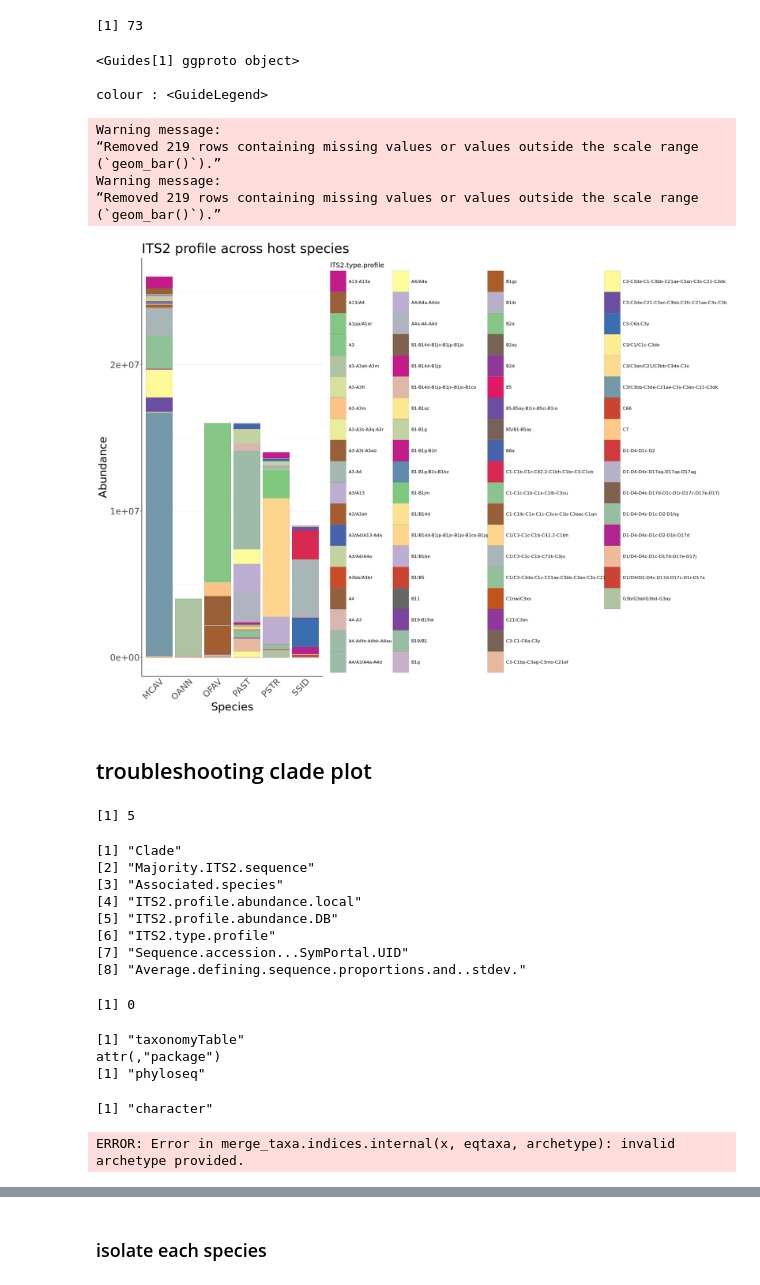
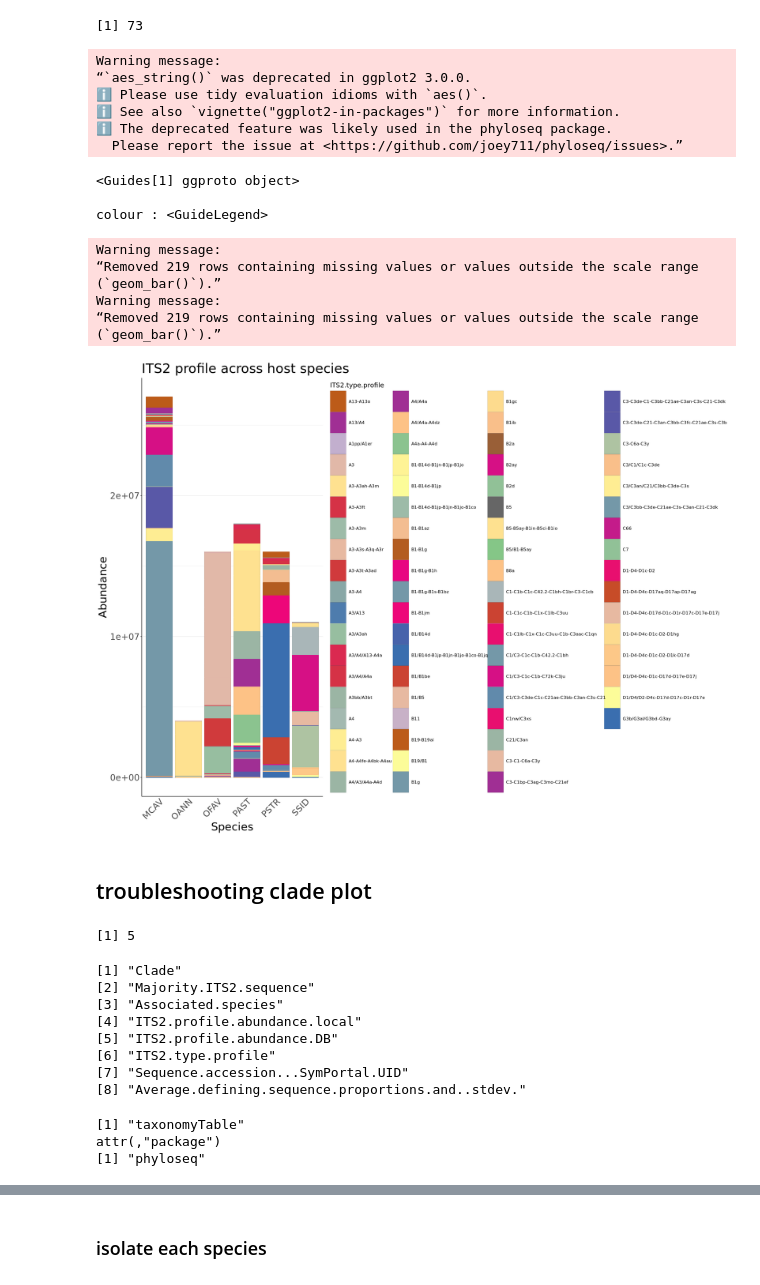
Before and after one commit to cdesouza02/BEL_16S_ITS2, a Jupyter notebook: BEL_ITS2_outputs/phyloseq_taxa.ipynb, the cells around one changed output, grey strips where cells are left out. Drawn from its saved outputs; the diff is of its cells as text; code cells hidden in the pictures.

Commit message:
its2 phyloseq!

```diff
--- a/BEL_ITS2_outputs/phyloseq_taxa.ipynb
+++ b/BEL_ITS2_outputs/phyloseq_taxa.ipynb
@@ -13,17 +13,17 @@ options(repr.plot.width=20, repr.plot.height=15)
 ## importing data as original .txt files from symportal
 # %%
 #load sample metadata skipping first row
-meta=fread("/home/caroline_desouza_uml_edu/pcr_meta.csv", header=TRUE)
+meta=fread("/work/pi_sarah_gignouxwolfsohn_uml_edu/caroline/BEL_16S_ITS2/meta_PCR.csv", header=TRUE)
 
 #asv table will have the sample names (or idenifiers), otu's and the counts for how many otu present in each sample
-asv_all=fread("/scratch4/workspace/caroline_desouza_uml_edu-microbe-Run1/its2_type_profiles/658_20251216T122502_DBV_20251217T093655.profiles.relative.abund_only.txt")
+asv_all=fread("/scratch/workspace/caroline_desouza_uml_edu-its2/symportal_run1/its2_type_profiles/658_20251216T122502_DBV_20251217T093655.profiles.relative.abund_only.txt")
 
 #for phyloseq taxa has the otus and the taxonomic groupings for each otu
 ## (uid are like otu's that identify each ITS2 type profile in the SymPortal database)
-taxa=read.csv("/scratch4/workspace/caroline_desouza_uml_edu-microbe-Run1/its2_type_profiles/658_20251216T122502_DBV_20251217T093655.profiles.meta_only.txt", sep = '\t',header = T)
+taxa=read.csv("/scratch/workspace/caroline_desouza_uml_edu-its2/symportal_run1/its2_type_profiles/658_20251216T122502_DBV_20251217T093655.profiles.meta_only.txt", sep = '\t',header = T)
 
 #get sample names from sample uid
 #which sample uid is which sample
 #load sample metadata skipping first row
-uid=fread("/scratch4/workspace/caroline_desouza_uml_edu-microbe-Run1/post_med_seqs/658_20251216T122502_DBV_20251217T093655.seqs.relative.meta_only.txt", header=TRUE)
+uid=fread("/scratch/workspace/caroline_desouza_uml_edu-its2/symportal_run1/post_med_seqs/658_20251216T122502_DBV_20251217T093655.seqs.relative.meta_only.txt", header=TRUE)
 # %%
@@ -146,12 +147,0 @@ A data.table: 6 × 15
-# %%
-#use date collected as a date column for chronological order
-meta$DateFormatted <- as.Date(
-  paste0(meta$collection_date, "01"),
-  format = "%Y%m%d"
-)
-meta$MonthYear <- format(meta$DateFormatted, "%b %Y")
-
-meta$MonthYear <- factor(
-  meta$MonthYear,
-  levels = unique(meta$MonthYear[order(meta$DateFormatted)])
-)
@@ -435,7 +428,7 @@ length(unique(tax_table(ps_colony)[, "ITS2.type.profile"]))
 [1] 73
 # %%
 # doesnt need to be reduced to top 50
-ps_its2=tax_glom(ps_colony, taxrank= "ITS2.type.profile")
+ps_its2=tax_glom(ps_norm, taxrank= "ITS2.type.profile")
 # %%
 #assigning colors
 its2colors= colorRampPalette(brewer.pal(8, "Accent"))(73)
@@ -446,58 +439,63 @@ its2 <- unique(tax_table(ps_its2)[, "ITS2.type.profile"])
     # naming my color palette so the random order stays the same
     its2colors<- setNames(its2colors, its2)
 # %%
-profile <- plot_bar(ps_its2, x="species_code", fill = "ITS2.type.profile") +
+profile <- plot_bar(ps_its2, x="Species", fill = "ITS2.type.profile") +
   geom_bar(aes(color = ITS2.type.profile, fill = ITS2.type.profile),
            stat = "identity", position = "stack") +
   labs(title = "ITS2 profile across host species",
        x = "Species",
        y = "Abundance",
        color = "ITS2.type.profile") +
   scale_fill_manual(values = its2colors, drop = TRUE) +
   scale_color_manual(values = its2colors, drop = TRUE) +
   theme_bw() +
   theme(
     legend.position = "right",
     legend.title = element_text(size = 15),
   legend.text = element_text(size = 10),
 legend.key.width = unit(1.3, "cm"),     # make the legend keys wider
   legend.key.height = unit(1.7, "cm"),   # make them taller
     panel.border = element_blank(),
     panel.grid.major.x = element_blank(),
     panel.grid.minor.x = element_blank(),
     axis.ticks.x = element_blank(),
     axis.line = element_line(color = "black"),
     axis.text.x = element_text(angle = 45, vjust = 1, hjust = 1),
     text = element_text(size = 25)
   )
 guides(color = guide_legend(override.aes = list(size = 6)))
 profile
 # %% [output]
-<Guides[1] ggproto object>
-
-colour : <GuideLegend>
+Warning message:
+“`aes_string()` was deprecated in ggplot2 3.0.0.
+ℹ Please use tidy evaluation idioms with `aes()`.
+ℹ See also `vignette("ggplot2-in-packages")` for more information.
+ℹ The deprecated feature was likely used in the phyloseq package.
+  Please report the issue at <https://github.com/joey711/phyloseq/issues>.”
-Warning message:
-“Removed 219 rows containing missing values or values outside the scale range
-(`geom_bar()`).”
-Warning message:
-“Removed 219 rows containing missing values or values outside the scale range
-(`geom_bar()`).”
+<Guides[1] ggproto object>
+
+colour : <GuideLegend>
+Warning message:
+“Removed 219 rows containing missing values or values outside the scale range
+(`geom_bar()`).”
+Warning message:
+“Removed 219 rows containing missing values or values outside the scale range
+(`geom_bar()`).”
-[figure, old version]
+[figure, new version]
 # %% [markdown]
 ## troubleshooting clade plot
 # %%
     # how many unique family taxa are there?
-length(unique(tax_table(ps_colony)[, "Clade"]))
+length(unique(tax_table(ps_norm)[, "Clade"]))
 
-rank_names(ps_colony)
-sum(is.na(tax_table(ps_colony)[, "Clade"]))
+rank_names(ps_norm)
 
 #check if clade is a factor
-class(tax_table(ps_colony)[, "Clade"])
+class(tax_table(ps_norm)[, "Clade"])
 
-taxmat <- as(tax_table(ps_colony), "matrix")
-tax_table(ps_colony) <- tax_table(taxmat)
-class(as(tax_table(ps_colony), "matrix")[, "Clade"])
+# taxmat <- as(tax_table(ps_norm), "matrix")
+# tax_table(ps_norm) <- tax_table(taxmat)
+#class(as(tax_table(ps_norm), "matrix")[, "Clade"])
 # %% [output]
 [1] 5
 [1] "Clade"
@@ -508,13 +506,6 @@ class(as(tax_table(ps_colony), "matrix")[, "Clade"])
 [6] "ITS2.type.profile"
 [7] "Sequence.accession...SymPortal.UID"
 [8] "Average.defining.sequence.proportions.and..stdev."
-[1] 0
+[1] "taxonomyTable"
+attr(,"package")
+[1] "phyloseq"
-[1] "taxonomyTable"
-attr(,"package")
-[1] "phyloseq"
-[1] "character"
-# %%
-# isolate clade here in a new ps object
-ps_clade <- tax_glom(ps_colony, taxrank = "Clade", NArm = FALSE)
-# %% [output]
-ERROR: Error in merge_taxa.indices.internal(x, eqtaxa, archetype): invalid archetype provided.
```
Also changed, not shown: parts of 35 cells of this notebook, 5 other files.
